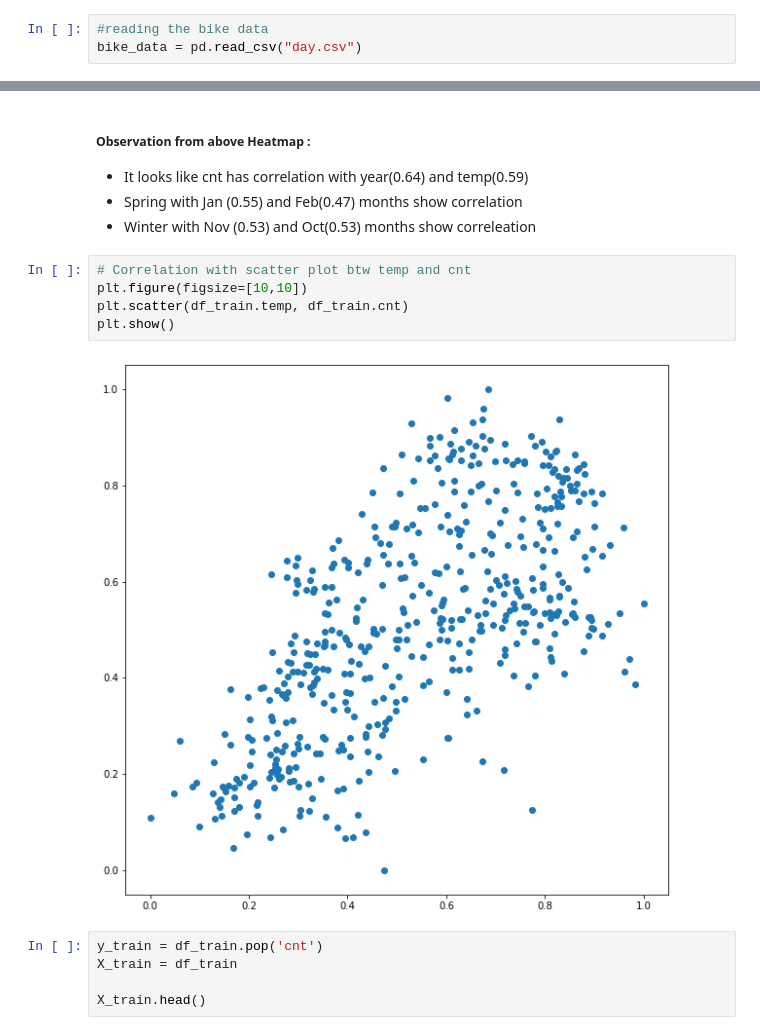
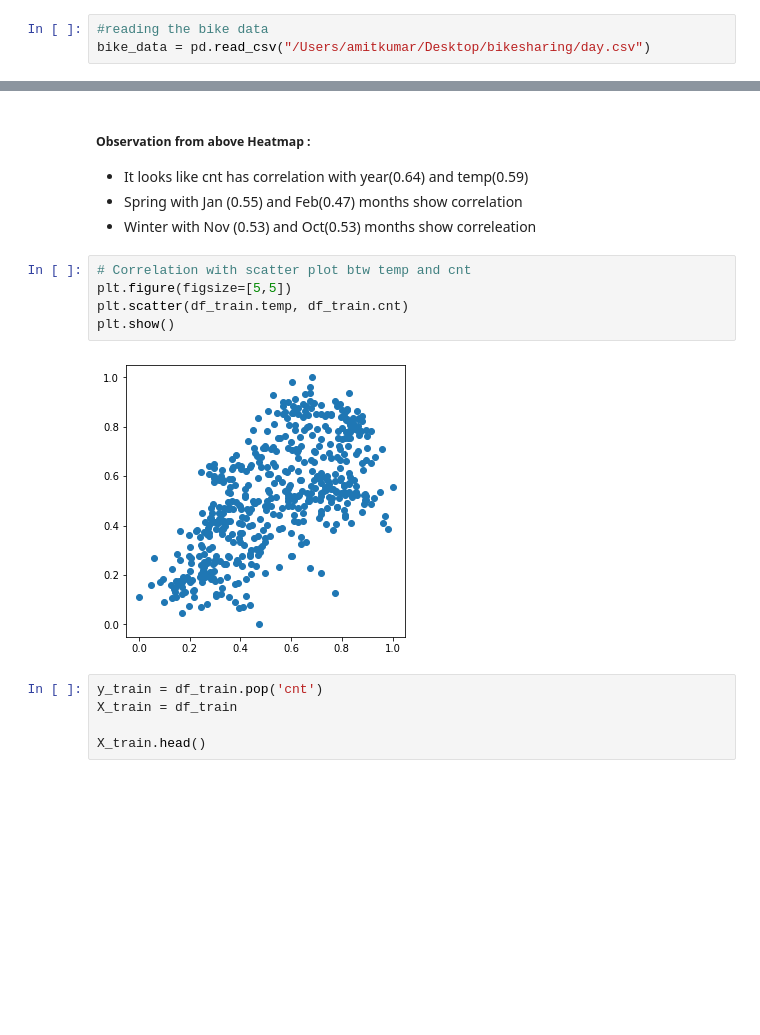
Before and after one commit to 4amitnarayan/Bike-Sharing-Assignment, a Jupyter notebook: amit-bike-sharing-assignment.ipynb, the cells around one changed output, grey strips where cells are left out. Cells and saved outputs as stored; diff of their text form; blank space fills up the shorter version.

```diff
--- a/amit-bike-sharing-assignment.ipynb
+++ b/amit-bike-sharing-assignment.ipynb
@@ -37,6 +39,6 @@ warnings.filterwarnings('ignore')
 # %%
 #reading the bike data
-bike_data = pd.read_csv("day.csv")
+bike_data = pd.read_csv("/Users/amitkumar/Desktop/bikesharing/day.csv")
 # %%
 bike_data.head()
 # %% [output]
@@ -376,11 +405,11 @@ plt.show()
 - Winter with Nov (0.53) and Oct(0.53) months show correleation
 # %%
 # Correlation with scatter plot btw temp and cnt
-plt.figure(figsize=[10,10])
+plt.figure(figsize=[5,5])
 plt.scatter(df_train.temp, df_train.cnt)
 plt.show()
 # %% [output]
-[figure, old version]
+[figure, new version]
 # %%
 y_train = df_train.pop('cnt')
 X_train = df_train
```
Also changed, not shown: parts of 45 cells of this notebook.
